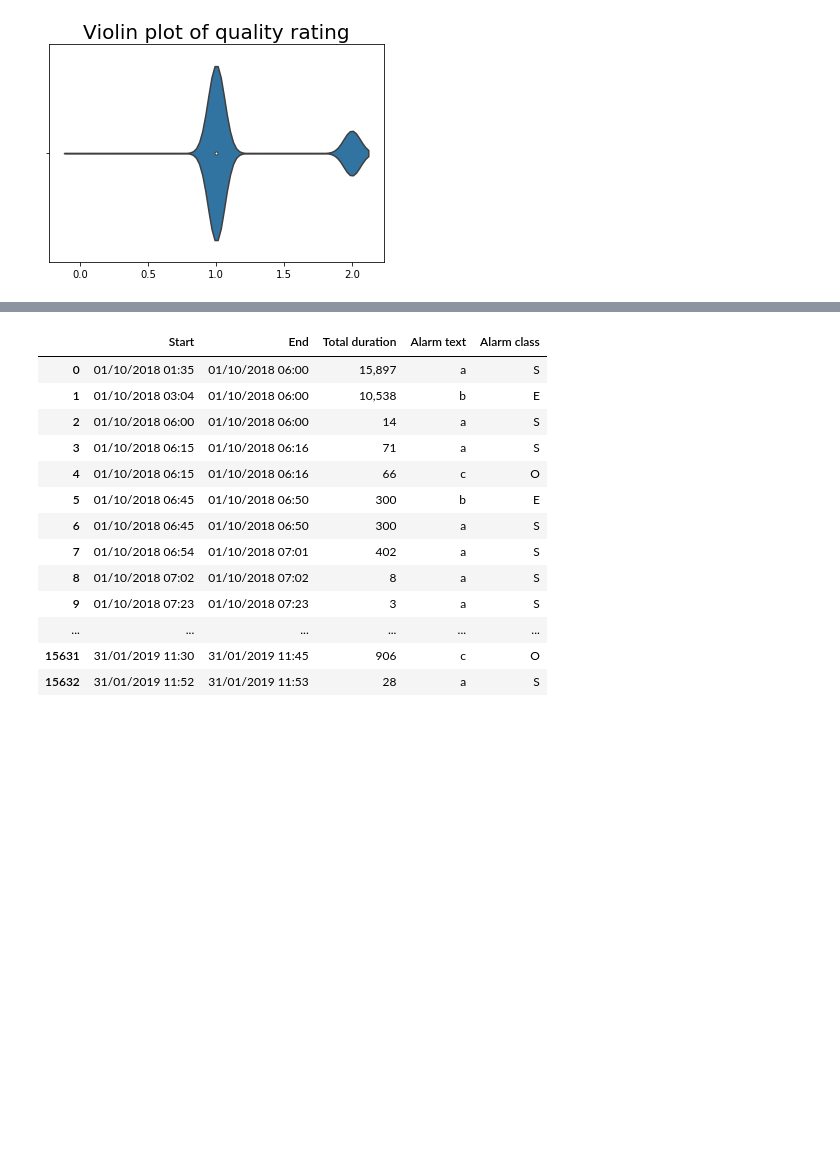
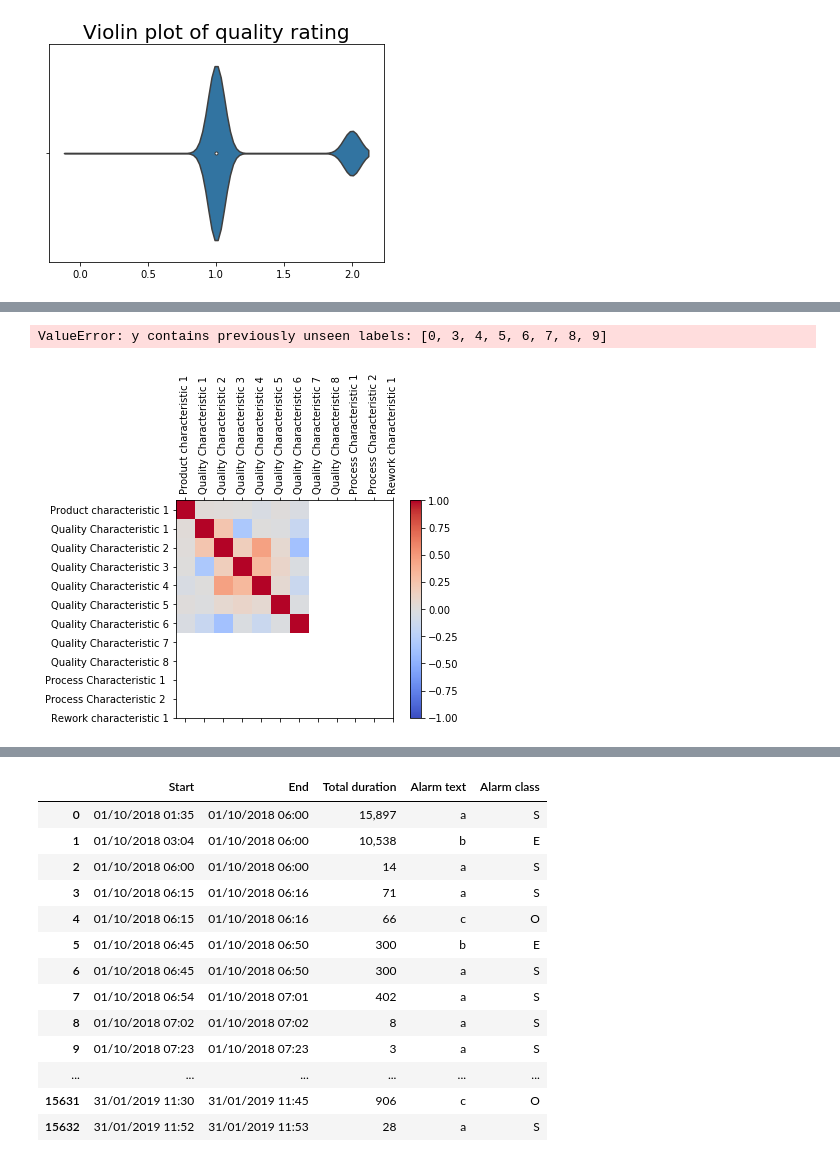
Before and after one commit to jetsaltydog/MINI_project, a Jupyter notebook: mini_data.ipynb, the cells around one changed output, grey strips where cells are left out. Drawn from its saved outputs; the diff is of its cells as text; code cells hidden in the pictures; blank space fills up the shorter version.

```diff
--- a/mini_data.ipynb
+++ b/mini_data.ipynb
@@ -137,0 +241,4 @@ Text(0.5,1,'Violin plot of quality rating')
+# %%
+quality_1 = new_quality.iloc[:, 1:7]
+
+quality_2 = new_quality.iloc[:, 8:15]
@@ -137,0 +289,19 @@ Text(0.5,1,'Violin plot of quality rating')
+# %%
+le.transform(np.array(new_quality.iloc[:,8:9]))
+# %% [output]
+ValueError: y contains previously unseen labels: [0, 3, 4, 5, 6, 7, 8, 9]
+# %%
+corr = data.corr()
+fig = plt.figure()
+ax = fig.add_subplot(111)
+cax = ax.matshow(corr,cmap='coolwarm', vmin=-1, vmax=1)
+fig.colorbar(cax)
+ticks = np.arange(0,len(quality_1.columns),1)
+ax.set_xticks(ticks)
+plt.xticks(rotation=90)
+ax.set_yticks(ticks)
+ax.set_xticklabels(quality_1.columns)
+ax.set_yticklabels(quality_1.columns)
+plt.show()
+# %% [output]
+[figure, added]
```
Also changed, not shown: parts of 21 cells of this notebook.
